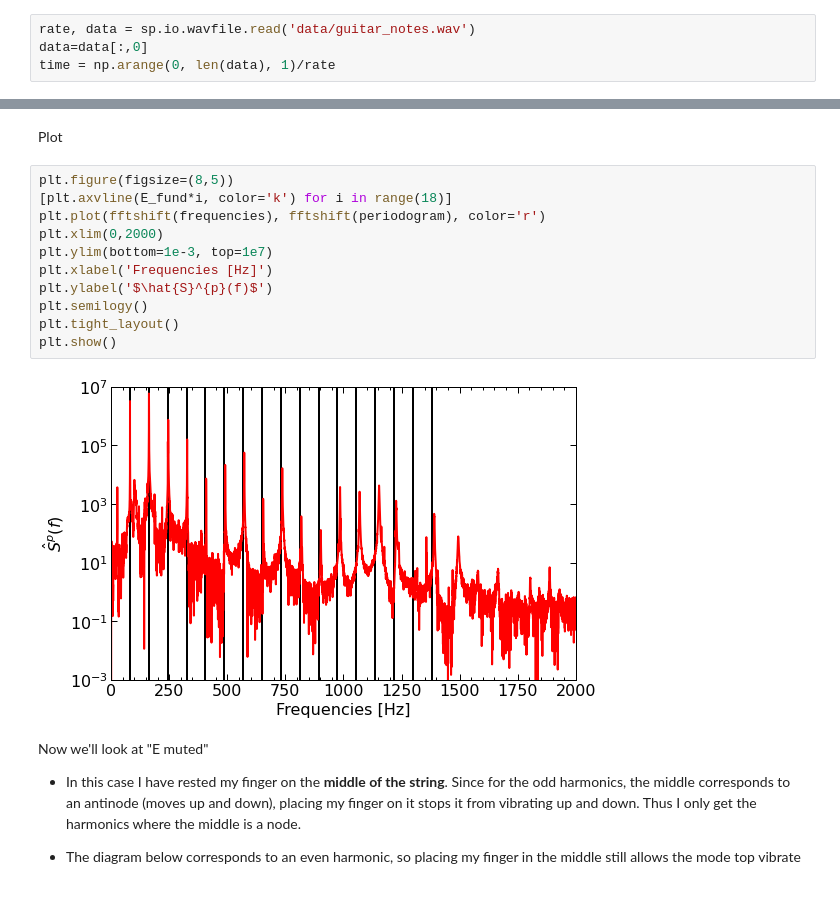
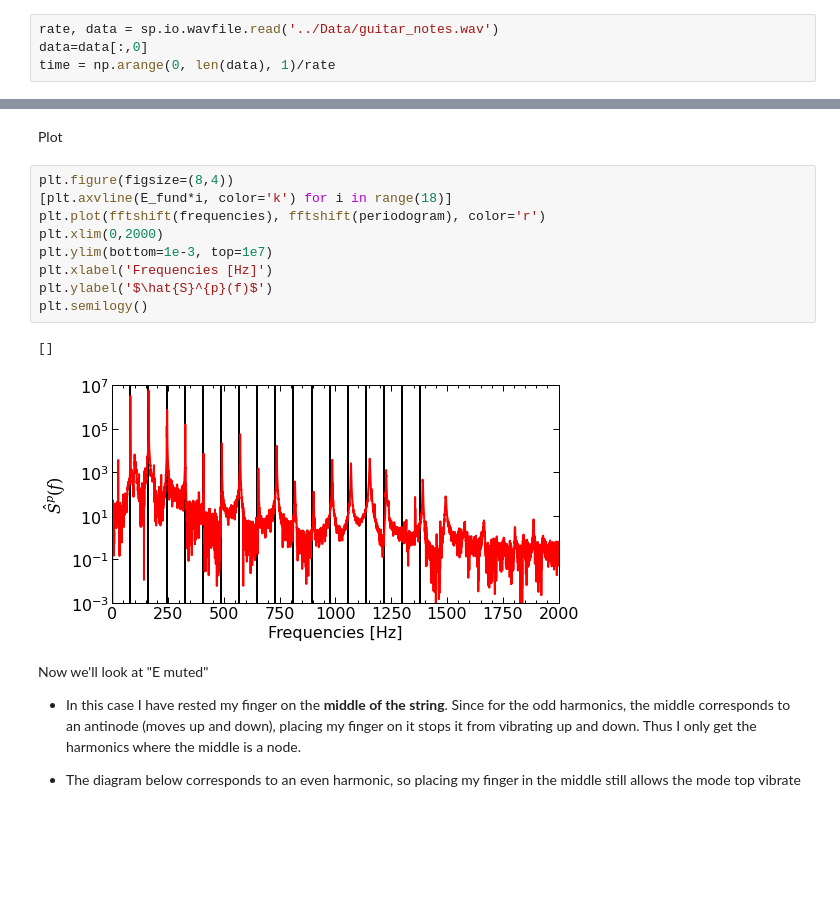
Before and after one commit to amirhdre/DSP-udemy, a Jupyter notebook: spectral.ipynb, the cells around one changed output, grey strips where cells are left out. Cells and saved outputs as stored; diff of their text form; blank space fills up the shorter version.

```diff
--- a/spectral.ipynb
+++ b/spectral.ipynb
@@ -118,7 +106,7 @@ However, at certain frequencies known as the fourier frequencies $f_n = n/(N \De
 # %% [markdown]
 Read in the recorded note and get an array of times
 # %%
-rate, data = sp.io.wavfile.read('data/guitar_notes.wav')
+rate, data = sp.io.wavfile.read('../Data/guitar_notes.wav')
 data=data[:,0]
 time = np.arange(0, len(data), 1)/rate
 # %% [markdown]
@@ -194,18 +179,17 @@ frequencies, periodogram = periodogram_f(note_dict['E'], fs=rate)
 # %% [markdown]
 Plot
 # %%
-plt.figure(figsize=(8,5))
+plt.figure(figsize=(8,4))
 [plt.axvline(E_fund*i, color='k') for i in range(18)]
 plt.plot(fftshift(frequencies), fftshift(periodogram), color='r')
 plt.xlim(0,2000)
 plt.ylim(bottom=1e-3, top=1e7)
 plt.xlabel('Frequencies [Hz]')
 plt.ylabel('$\hat{S}^{p}(f)$')
 plt.semilogy()
-plt.tight_layout()
-plt.show()
 # %% [output]
+[]
-[figure, old version]
+[figure, new version]
 # %% [markdown]
 Now we'll look at "E muted"
 
```
Also changed, not shown: parts of 10 cells of this notebook, 1 other file.
